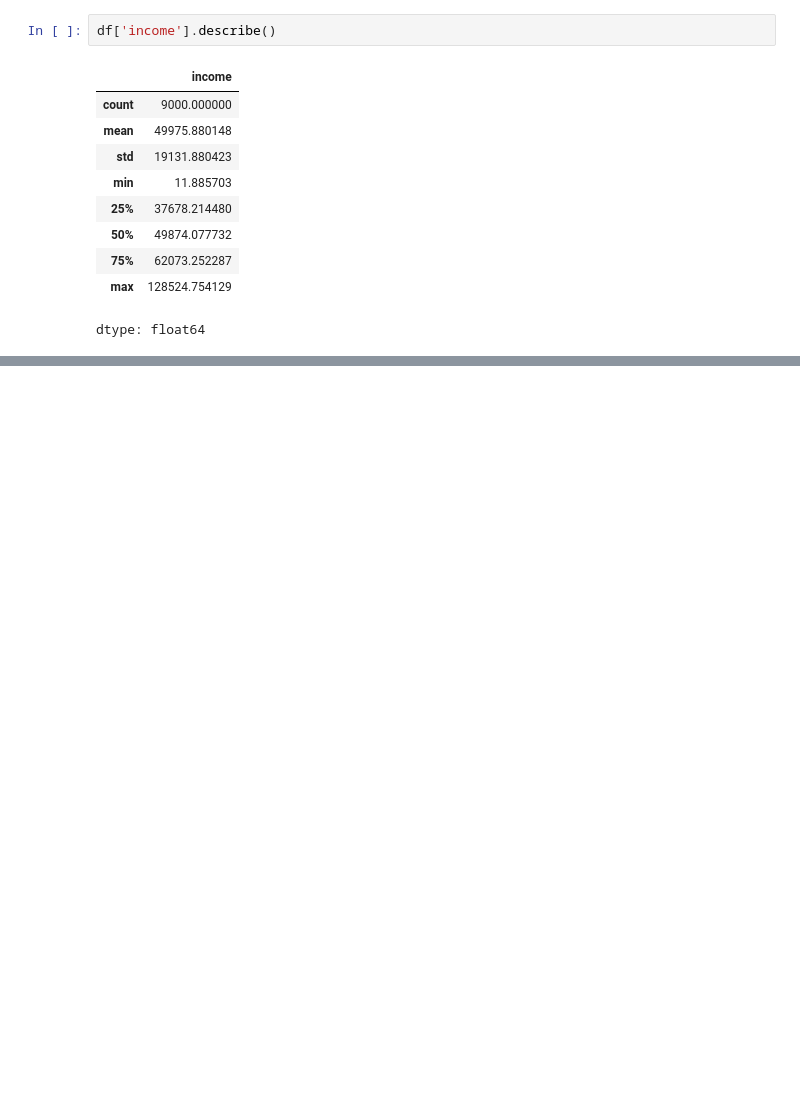
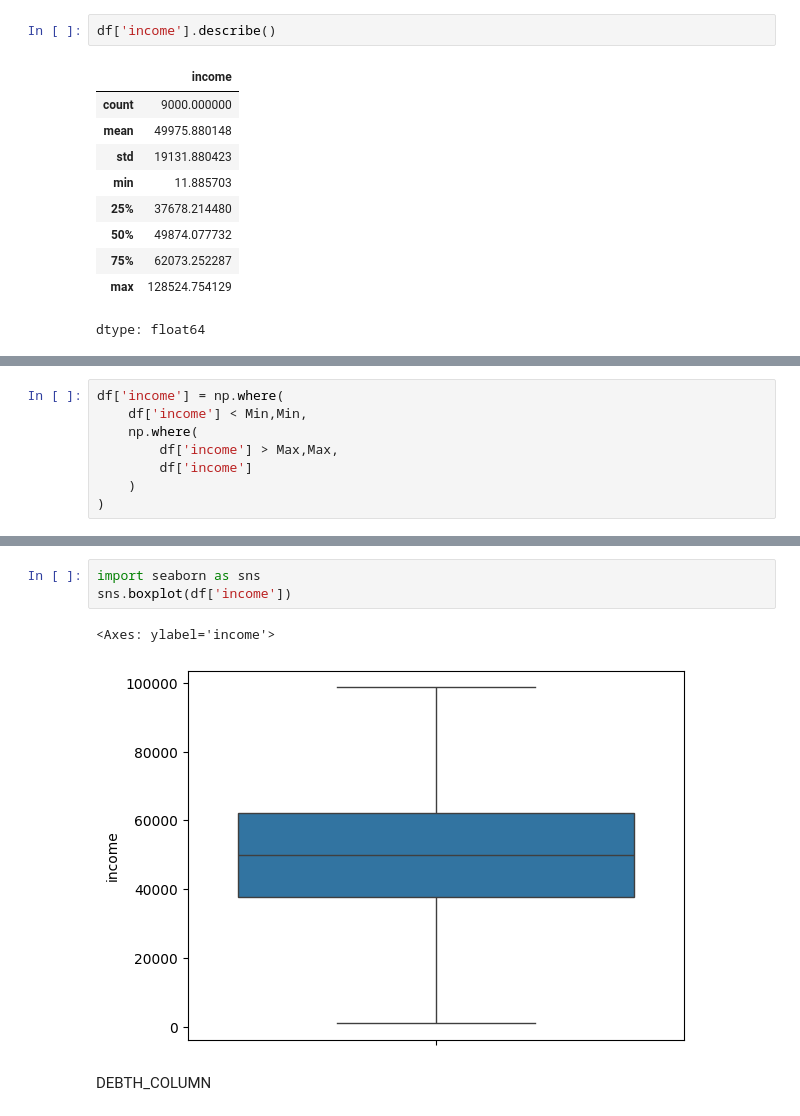
Before and after one commit to saaaaaaaaaaaaaad56/creditworthiness, a Jupyter notebook: Execution.ipynb, the cells around one changed output, grey strips where cells are left out. Cells and saved outputs as stored; diff of their text form; blank space fills up the shorter version.

```diff
--- a/Execution.ipynb
+++ b/Execution.ipynb
@@ -313,0 +333,8 @@ dtype: float64
+# %%
+df['income'] = np.where(
+    df['income'] < Min,Min,
+    np.where(
+        df['income'] > Max,Max,
+        df['income']
+    )
+)
@@ -313,0 +353,8 @@ dtype: float64
+# %%
+import seaborn as sns
+sns.boxplot(df['income'])
+# %% [output]
+<Axes: ylabel='income'>
+[figure, added]
+# %% [markdown]
+DEBTH_COLUMN
```
Also changed, not shown: parts of 24 cells of this notebook.
